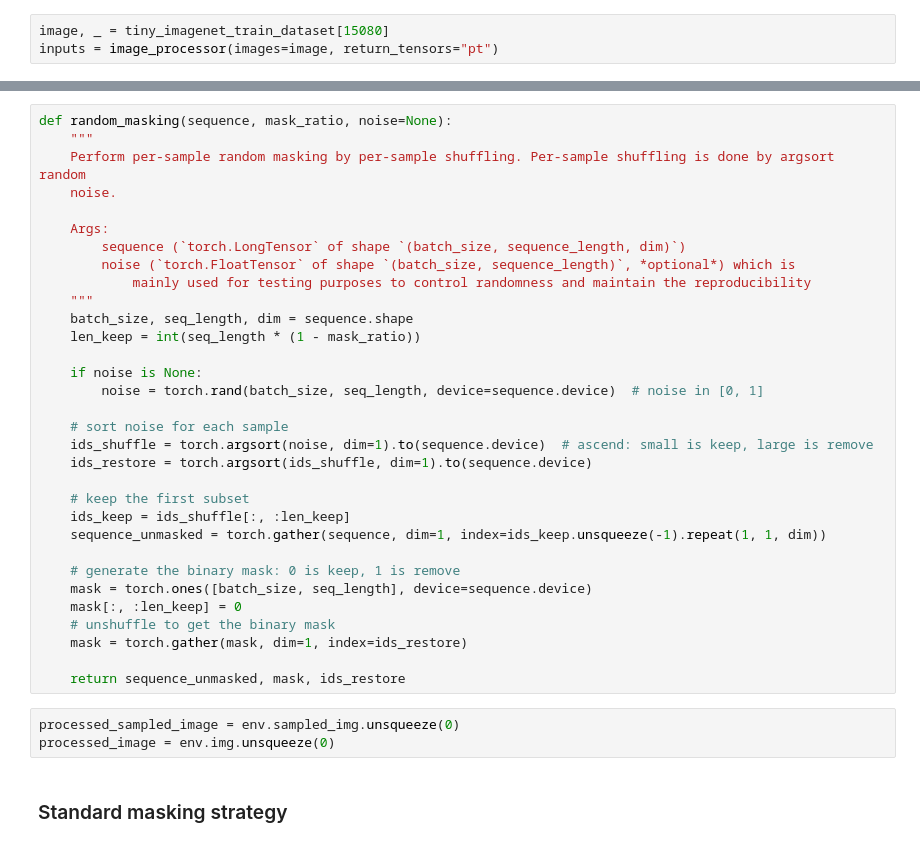
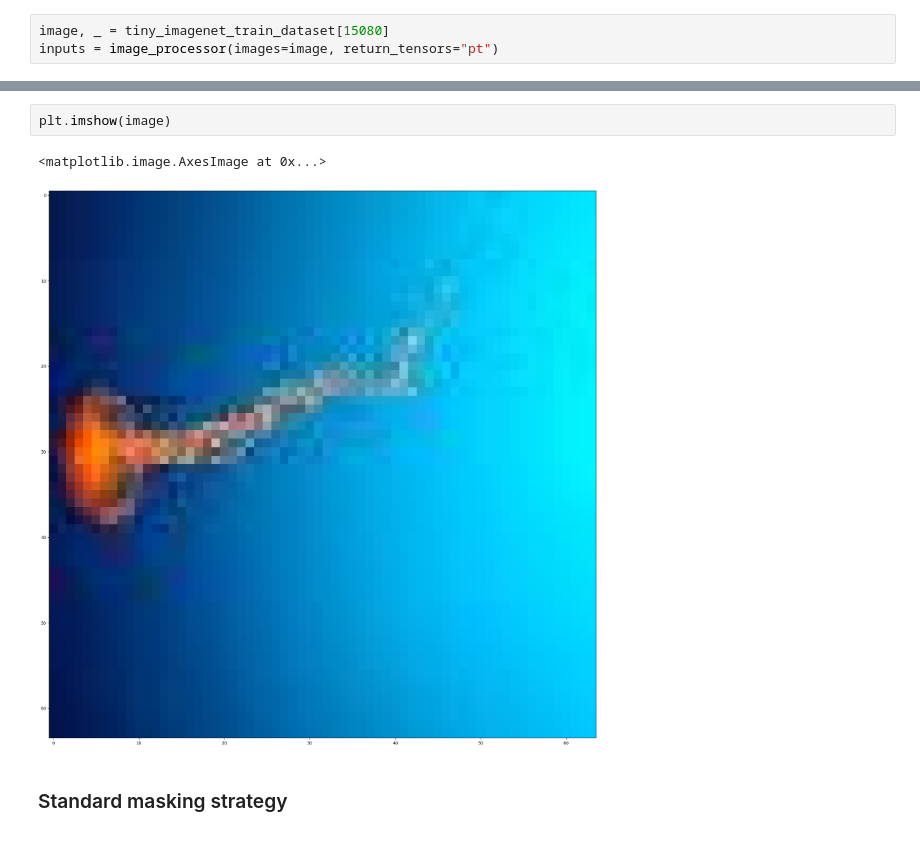
Before and after one commit to tcouso/uav_active_sensing, a Jupyter notebook: notebooks/1.02-image-env.ipynb, the cells around one changed output, grey strips where cells are left out. Drawn from its saved outputs; the diff is of its cells as text.

```diff
--- a/notebooks/1.02-image-env.ipynb
+++ b/notebooks/1.02-image-env.ipynb
@@ -170,37 +154,7 @@ def visualize_patches(image, patch_size, mask=None):
-# %%
-def random_masking(sequence, mask_ratio, noise=None):
-    """
-    Perform per-sample random masking by per-sample shuffling. Per-sample shuffling is done by argsort random
-    noise.
-
-    Args:
-        sequence (`torch.LongTensor` of shape `(batch_size, sequence_length, dim)`)
-        noise (`torch.FloatTensor` of shape `(batch_size, sequence_length)`, *optional*) which is
-            mainly used for testing purposes to control randomness and maintain the reproducibility
-    """
-    batch_size, seq_length, dim = sequence.shape
-    len_keep = int(seq_length * (1 - mask_ratio))
-
-    if noise is None:
-        noise = torch.rand(batch_size, seq_length, device=sequence.device)  # noise in [0, 1]
-
-    # sort noise for each sample
-    ids_shuffle = torch.argsort(noise, dim=1).to(sequence.device)  # ascend: small is keep, large is remove
-    ids_restore = torch.argsort(ids_shuffle, dim=1).to(sequence.device)
-
-    # keep the first subset
-    ids_keep = ids_shuffle[:, :len_keep]
-    sequence_unmasked = torch.gather(sequence, dim=1, index=ids_keep.unsqueeze(-1).repeat(1, 1, dim))
-
-    # generate the binary mask: 0 is keep, 1 is remove
-    mask = torch.ones([batch_size, seq_length], device=sequence.device)
-    mask[:, :len_keep] = 0
-    # unshuffle to get the binary mask
-    mask = torch.gather(mask, dim=1, index=ids_restore)
-
-    return sequence_unmasked, mask, ids_restore
-# %%
-processed_sampled_image = env.sampled_img.unsqueeze(0)
-processed_image = env.img.unsqueeze(0)
+# %%
+plt.imshow(image)
+# %% [output]
+<matplotlib.image.AxesImage at 0x...>
+[figure, added]
 # %% [markdown]
 ### Standard masking strategy
```
Also changed, not shown: parts of 28 cells of this notebook, 3 other files.
